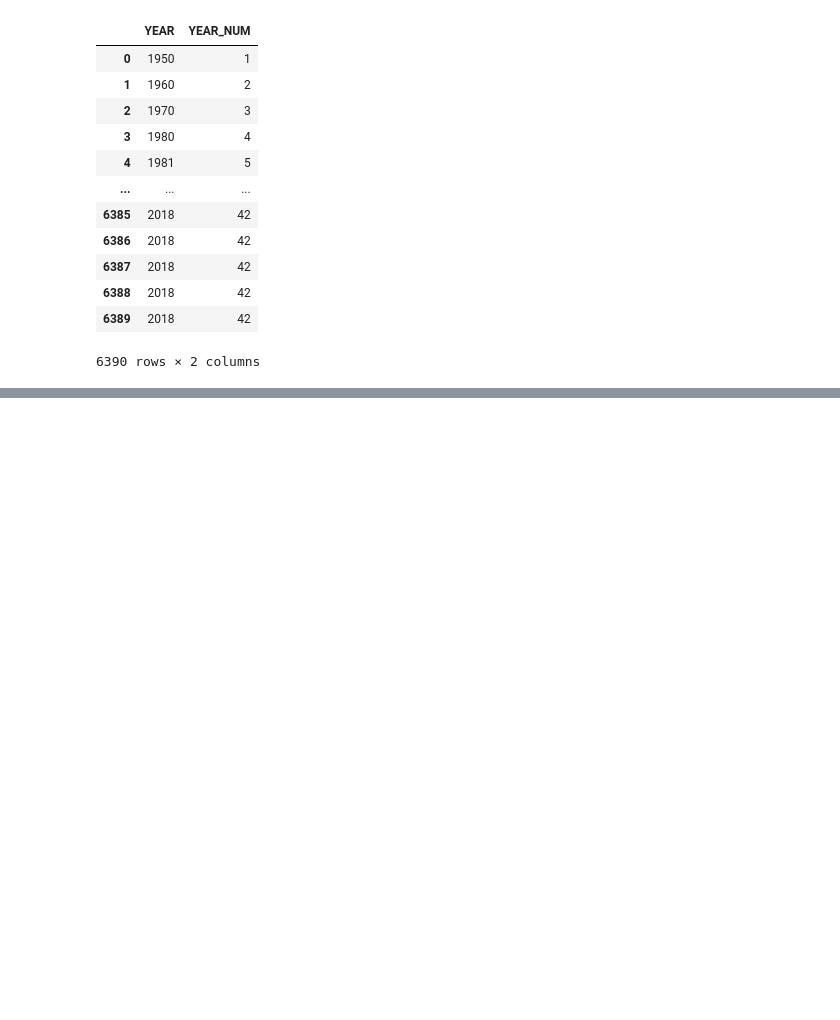
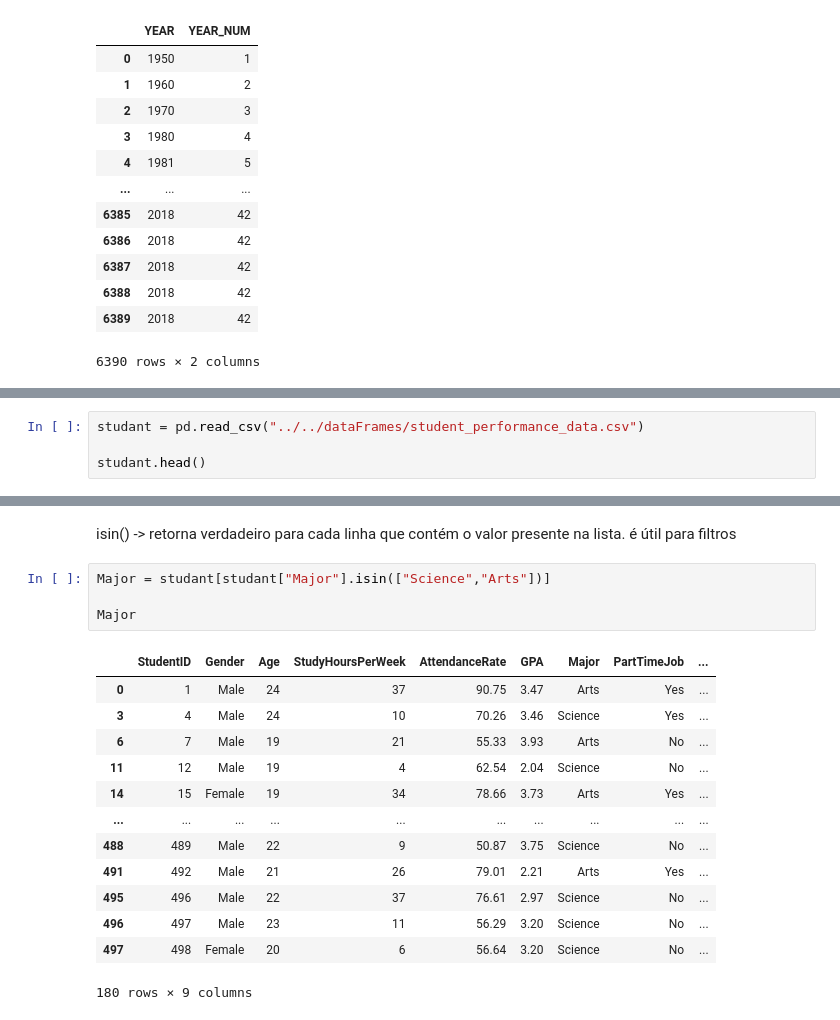
Before and after one commit to HenryJoseHenriques/Professional-Python-Learning, a Jupyter notebook: Pandas/learning/002_How_do_I_select_a_subset_of_a_DataFrame/file.ipynb, the cells around one changed output, grey strips where cells are left out. Drawn from its saved outputs; the diff is of its cells as text; blank space fills up the shorter version.

```diff
--- a/Pandas/learning/002_How_do_I_select_a_subset_of_a_DataFrame/file.ipynb
+++ b/Pandas/learning/002_How_do_I_select_a_subset_of_a_DataFrame/file.ipynb
@@ -57,0 +119,4 @@ year_num
+# %%
+studant = pd.read_csv("../../dataFrames/student_performance_data.csv")
+
+studant.head()
@@ -57,0 +130,20 @@ year_num
+# %% [markdown]
+isin() -> retorna verdadeiro para cada linha que contém o valor presente na lista. é útil para filtros
+# %%
+Major = studant[studant["Major"].isin(["Science","Arts"])]
+
+Major
+# %% [output]
+|  | StudentID | Gender | Age | StudyHoursPerWeek | AttendanceRate | GPA | Major | PartTimeJob | ... |
+| 0 | 1 | Male | 24 | 37 | 90.75 | 3.47 | Arts | Yes | ... |
+| 3 | 4 | Male | 24 | 10 | 70.26 | 3.46 | Science | Yes | ... |
+| 6 | 7 | Male | 19 | 21 | 55.33 | 3.93 | Arts | No | ... |
+| 11 | 12 | Male | 19 | 4 | 62.54 | 2.04 | Science | No | ... |
+| 14 | 15 | Female | 19 | 34 | 78.66 | 3.73 | Arts | Yes | ... |
+| ... | ... | ... | ... | ... | ... | ... | ... | ... | ... |
+| 488 | 489 | Male | 22 | 9 | 50.87 | 3.75 | Science | No | ... |
+| 491 | 492 | Male | 21 | 26 | 79.01 | 2.21 | Arts | Yes | ... |
+| 495 | 496 | Male | 22 | 37 | 76.61 | 2.97 | Science | No | ... |
+| 496 | 497 | Male | 23 | 11 | 56.29 | 3.20 | Science | No | ... |
+| 497 | 498 | Female | 20 | 6 | 56.64 | 3.20 | Science | No | ... |
+180 rows × 9 columns
```
Also changed, not shown: parts of 11 cells of this notebook, 1 other file.
